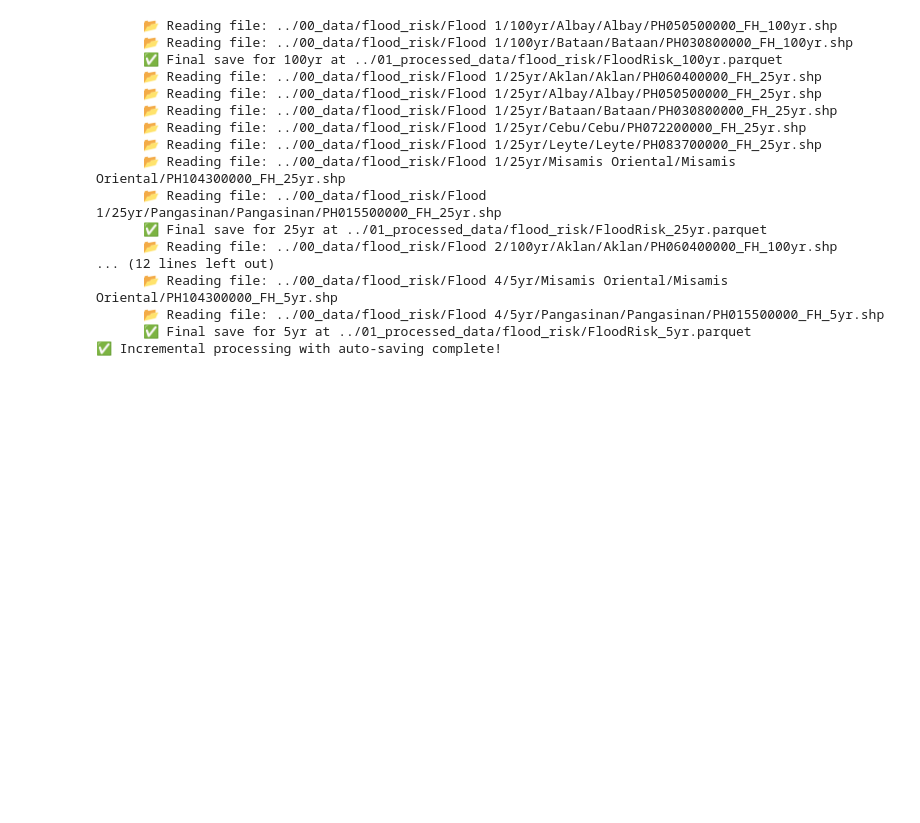
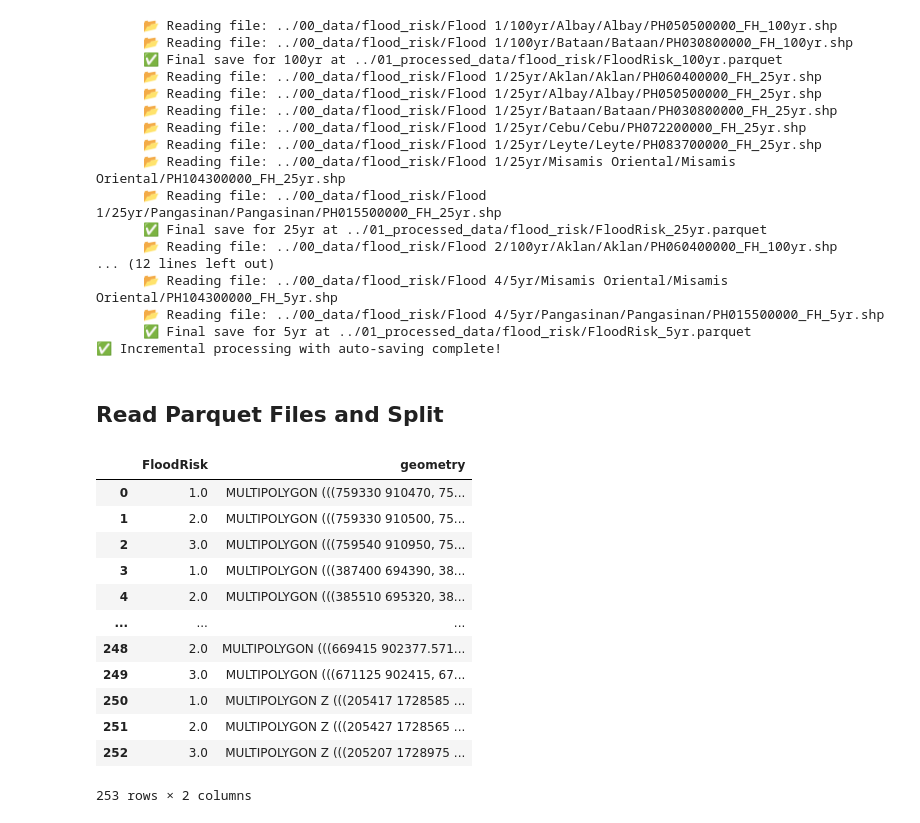
Before and after one commit to cayasryan/MicropowerSolarSuitability, a Jupyter notebook: 02_processing/2.4_disaster_risk_processing.ipynb, the cells around one changed output. Cells and saved outputs as stored; diff of their text form; code cells hidden in the pictures; blank space fills up the shorter version.

Commit message:
upload data

```diff
--- a/02_processing/2.4_disaster_risk_processing.ipynb
+++ b/02_processing/2.4_disaster_risk_processing.ipynb
@@ -562,3 +562,26 @@ print("✅ Incremental processing with auto-saving complete!")
       📂 Reading file: ../00_data/flood_risk/Flood 4/5yr/Pangasinan/Pangasinan/PH015500000_FH_5yr.shp
       ✅ Final save for 5yr at ../01_processed_data/flood_risk/FloodRisk_5yr.parquet
 ✅ Incremental processing with auto-saving complete!
+# %% [markdown]
+## Read Parquet Files and Split
+# %%
+import dask_geopandas as dgpd
+gdf_flood_5 = dgpd.read_parquet("../01_processed_data/flood_risk/FloodRisk_5yr_reprojected.parquet").compute()
+gdf_flood_25 = dgpd.read_parquet("../01_processed_data/flood_risk/FloodRisk_25yr_reprojected.parquet").compute()
+gdf_flood_100 = dgpd.read_parquet("../01_processed_data/flood_risk/FloodRisk_100yr_reprojected.parquet").compute()
+# %%
+gdf_flood_100
+# %% [output]
+|  | FloodRisk | geometry |
+| 0 | 1.0 | MULTIPOLYGON (((759330 910470, 75... |
+| 1 | 2.0 | MULTIPOLYGON (((759330 910500, 75... |
+| 2 | 3.0 | MULTIPOLYGON (((759540 910950, 75... |
+| 3 | 1.0 | MULTIPOLYGON (((387400 694390, 38... |
+| 4 | 2.0 | MULTIPOLYGON (((385510 695320, 38... |
+| ... | ... | ... |
+| 248 | 2.0 | MULTIPOLYGON (((669415 902377.571... |
+| 249 | 3.0 | MULTIPOLYGON (((671125 902415, 67... |
+| 250 | 1.0 | MULTIPOLYGON Z (((205417 1728585 ... |
+| 251 | 2.0 | MULTIPOLYGON Z (((205427 1728565 ... |
+| 252 | 3.0 | MULTIPOLYGON Z (((205207 1728975 ... |
+253 rows × 2 columns
```
Also changed, not shown: parts of 10 cells of this notebook, 9 other files.
